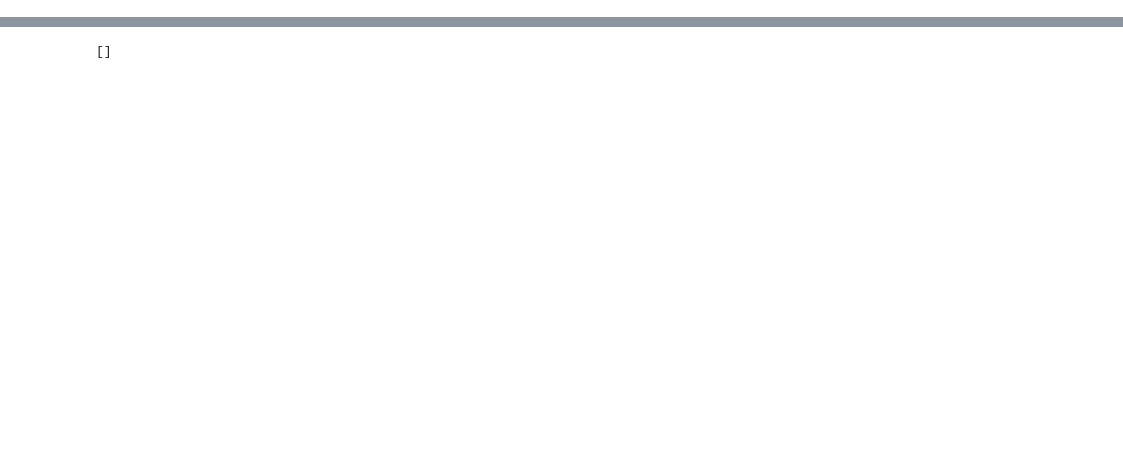
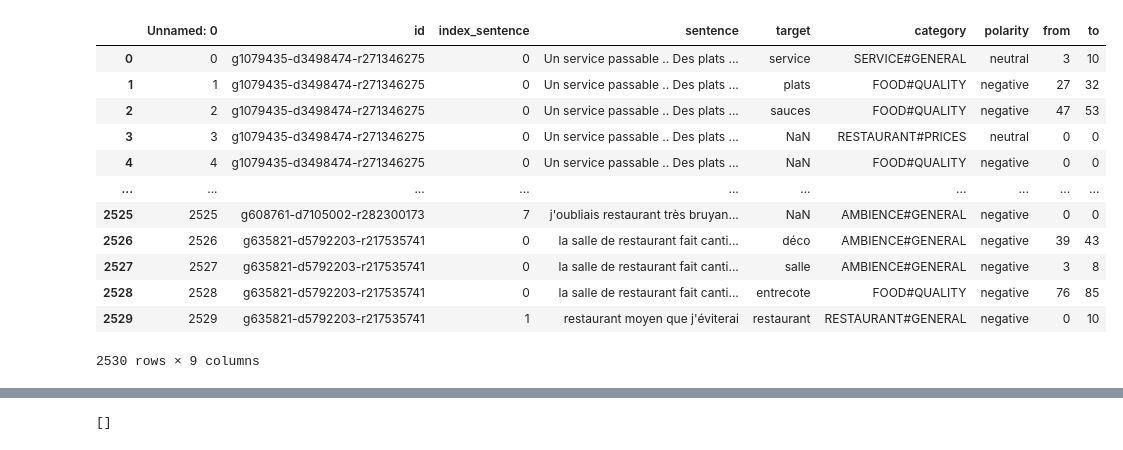
Before and after one commit to ia-bentebib/TER-Sentiment-Analysis, a Jupyter notebook: data/Data2LCF-ATEPC.ipynb, the cells around one changed output, grey strips where cells are left out. Drawn from its saved outputs; the diff is of its cells as text; code cells hidden in the pictures; blank space fills up the shorter version.

Commit message:
reformat data

```diff
--- a/data/Data2LCF-ATEPC.ipynb
+++ b/data/Data2LCF-ATEPC.ipynb
@@ -55,3 +39,19 @@ dataDf[dataDf['id'] == "g187075-d2494303-r273809197"]
+# %%
+dataDf
+# %% [output]
+|  | Unnamed: 0 | id | index_sentence | sentence | target | category | polarity | from | to |
+| 0 | 0 | g1079435-d3498474-r271346275 | 0 | Un service passable .. Des plats ... | service | SERVICE#GENERAL | neutral | 3 | 10 |
+| 1 | 1 | g1079435-d3498474-r271346275 | 0 | Un service passable .. Des plats ... | plats | FOOD#QUALITY | negative | 27 | 32 |
+| 2 | 2 | g1079435-d3498474-r271346275 | 0 | Un service passable .. Des plats ... | sauces | FOOD#QUALITY | negative | 47 | 53 |
+| 3 | 3 | g1079435-d3498474-r271346275 | 0 | Un service passable .. Des plats ... | NaN | RESTAURANT#PRICES | neutral | 0 | 0 |
+| 4 | 4 | g1079435-d3498474-r271346275 | 0 | Un service passable .. Des plats ... | NaN | FOOD#QUALITY | negative | 0 | 0 |
+| ... | ... | ... | ... | ... | ... | ... | ... | ... | ... |
+| 2525 | 2525 | g608761-d7105002-r282300173 | 7 | j'oubliais restaurant très bruyan... | NaN | AMBIENCE#GENERAL | negative | 0 | 0 |
+| 2526 | 2526 | g635821-d5792203-r217535741 | 0 | la salle de restaurant fait canti... | déco | AMBIENCE#GENERAL | negative | 39 | 43 |
+| 2527 | 2527 | g635821-d5792203-r217535741 | 0 | la salle de restaurant fait canti... | salle | AMBIENCE#GENERAL | negative | 3 | 8 |
+| 2528 | 2528 | g635821-d5792203-r217535741 | 0 | la salle de restaurant fait canti... | entrecote | FOOD#QUALITY | negative | 76 | 85 |
+| 2529 | 2529 | g635821-d5792203-r217535741 | 1 | restaurant moyen que j'éviterai | restaurant | RESTAURANT#GENERAL | negative | 0 | 10 |
+2530 rows × 9 columns
 # %%
 dataDf[dataDf['id'] == "g187075-d2494303-r273809197"]
 # %% [output]
```
Also changed, not shown: parts of 8 cells of this notebook, 3 other files.
